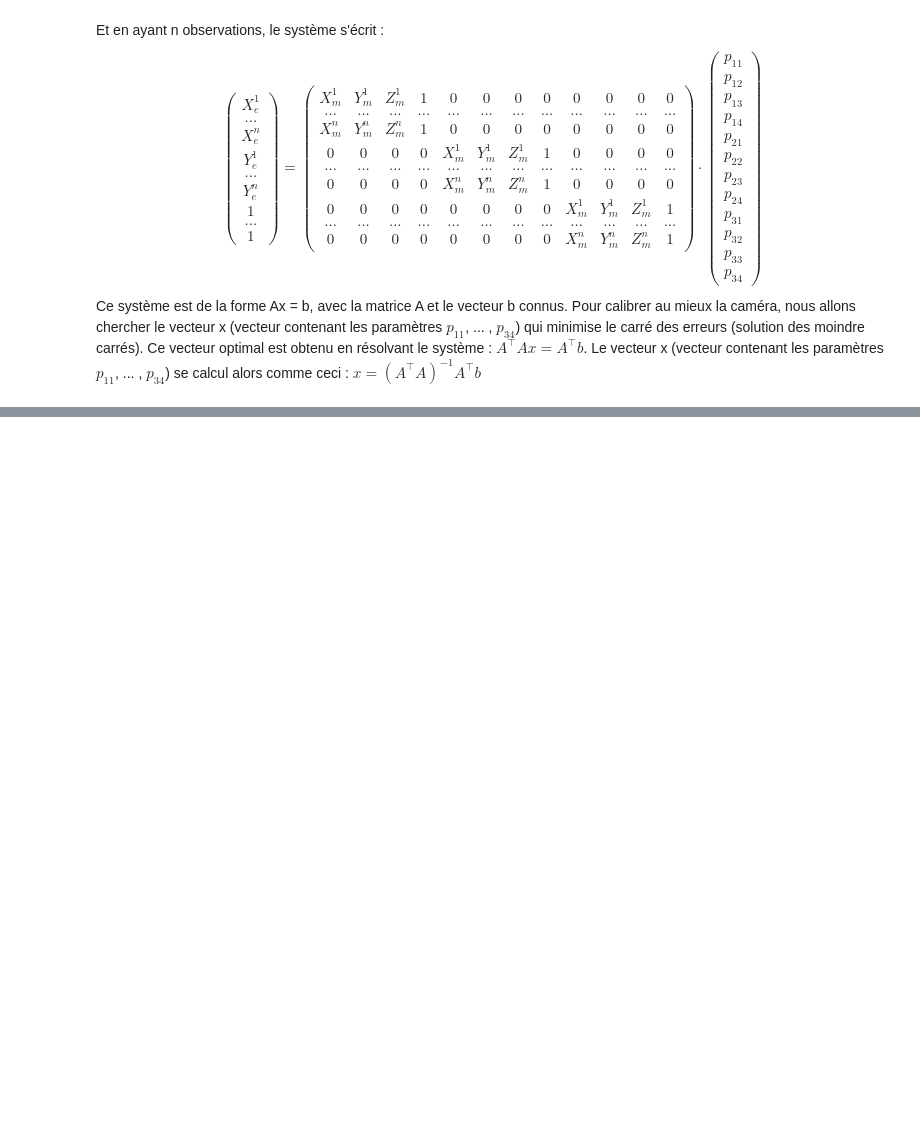
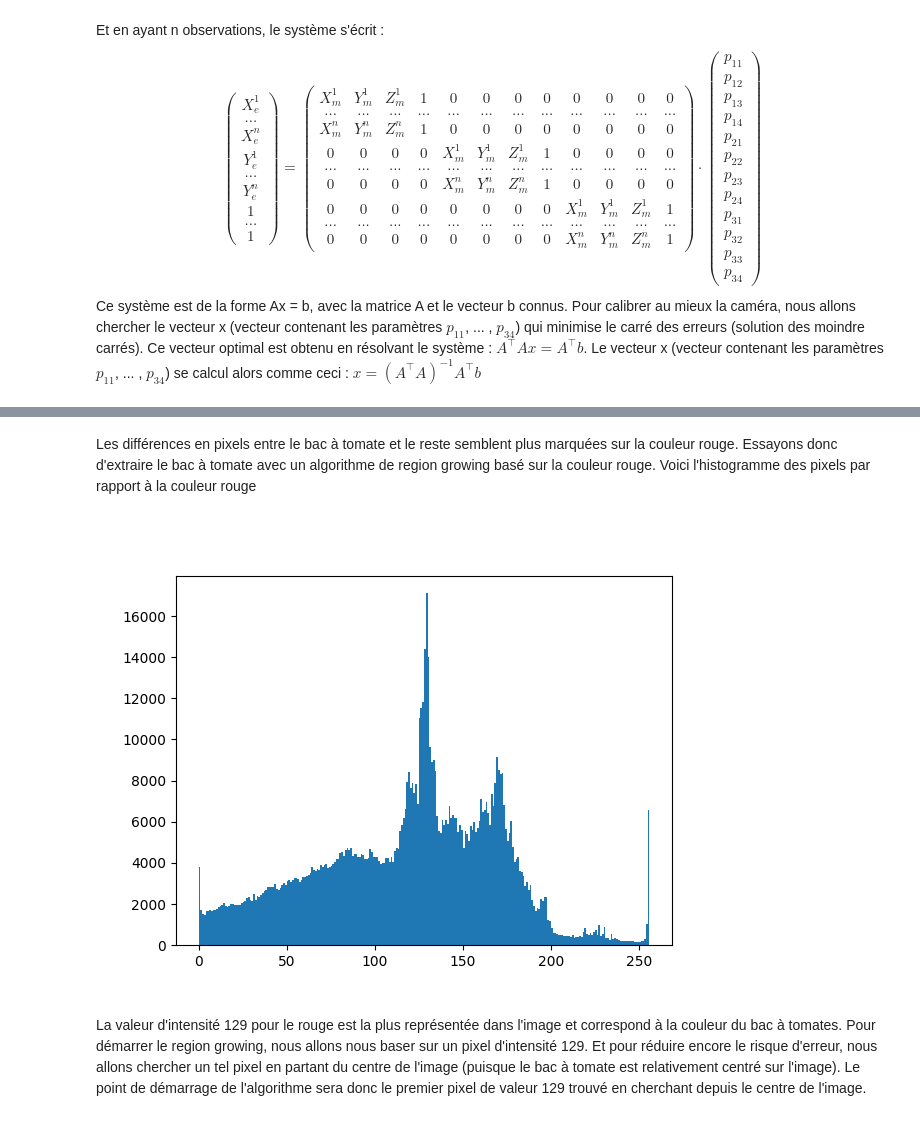
Before and after one commit to EliasGajo/Machine_sauce_tomate, a Jupyter notebook: raspberry/machineSauceTomate.ipynb, the cells around one changed output, grey strips where cells are left out. Drawn from its saved outputs; the diff is of its cells as text; code cells hidden in the pictures; blank space fills up the shorter version.

```diff
--- a/raspberry/machineSauceTomate.ipynb
+++ b/raspberry/machineSauceTomate.ipynb
@@ -178,0 +209,12 @@ print(P)
+# %% [markdown]
+Les différences en pixels entre le bac à tomate et le reste semblent plus marquées sur la couleur rouge. Essayons donc d'extraire le bac à tomate avec un algorithme de region growing basé sur la couleur rouge. Voici l'histogramme des pixels par rapport à la couleur rouge
+# %%
+imgCalRed = imgCal[:, :, 0]
+plt.figure()
+plt.hist(imgCalRed.ravel(), bins=256, range=(0, 256))
+plt.show()
+# %% [output]
+[figure, added]
+# %% [markdown]
+La valeur d'intensité 129 pour le rouge est la plus représentée dans l'image et correspond à la couleur du bac à tomates. Pour démarrer le region growing, nous allons nous baser sur un pixel d'intensité 129. Et pour réduire encore le risque d'erreur, nous allons chercher un tel pixel en partant du centre de l'image (puisque le bac à tomate est relativement centré sur l'image).
+Le point de démarrage de l'algorithme sera donc le premier pixel de valeur 129 trouvé en cherchant depuis le centre de l'image.
```
Also changed, not shown: parts of 13 cells of this notebook, 3 other files.
